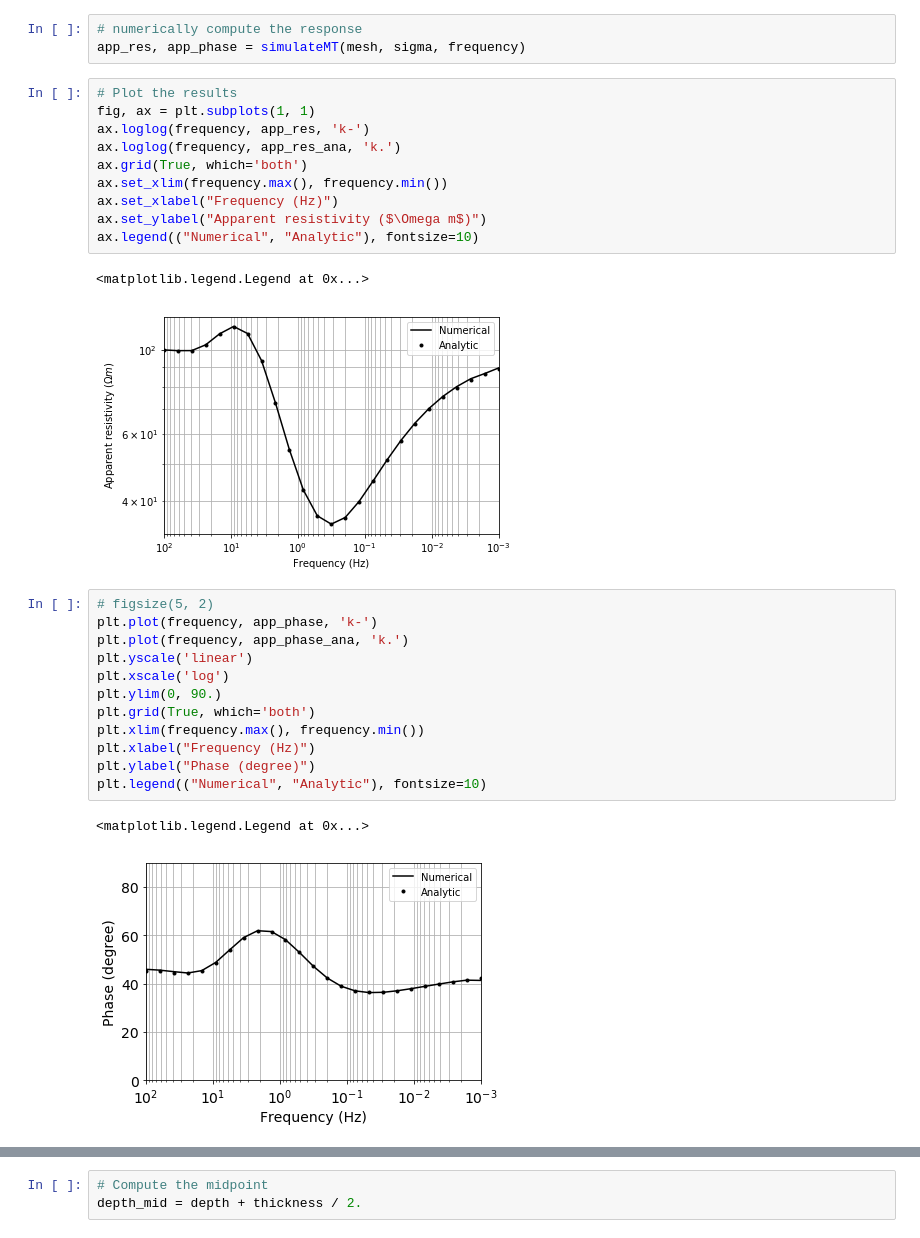
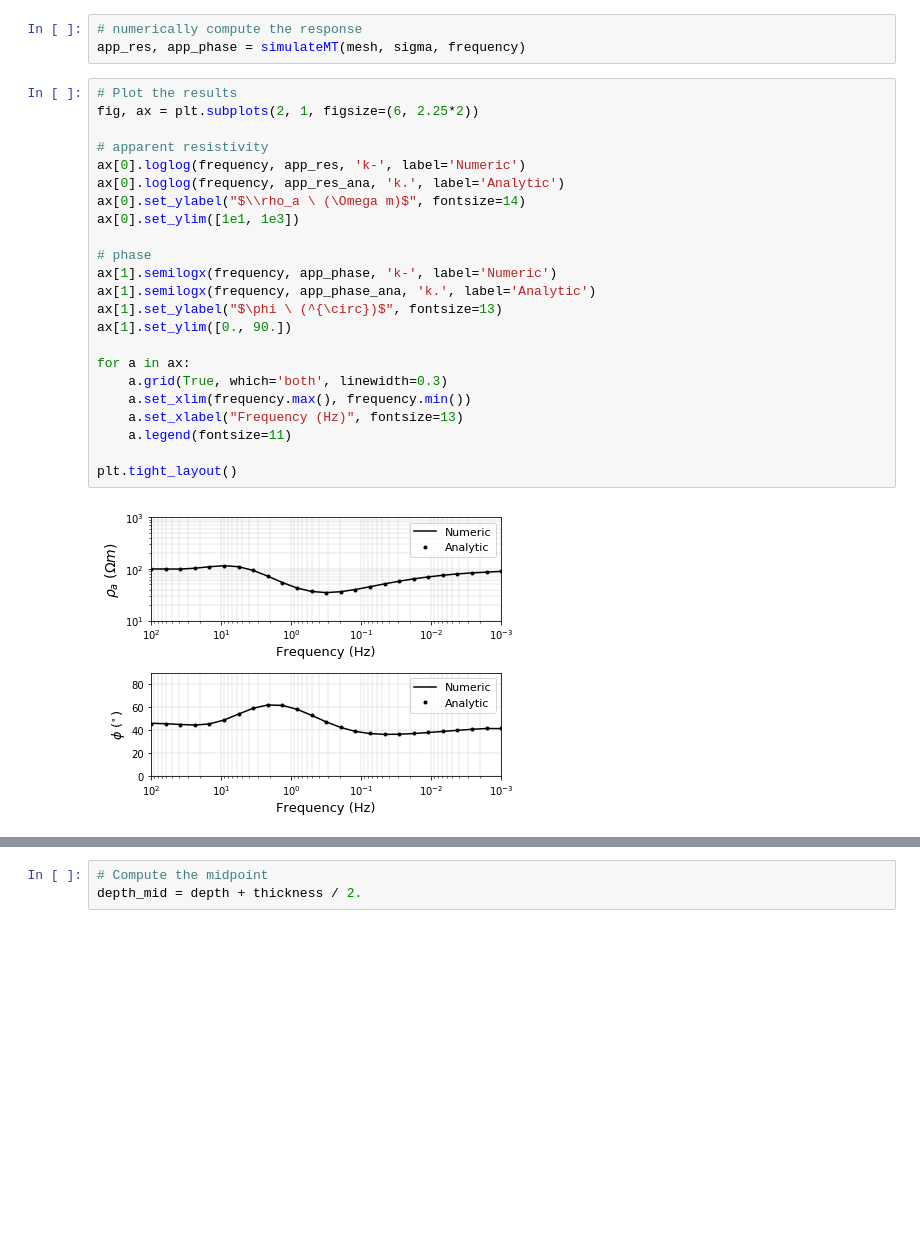
Before and after one commit to geoscixyz/computation, a Jupyter notebook: notebooks/MTtutorial/MT1D_Simulation_MutiFreqs.ipynb, the cells around one changed output, grey strips where cells are left out. Drawn from its saved outputs; the diff is of its cells as text; blank space fills up the shorter version.

```diff
--- a/notebooks/MTtutorial/MT1D_Simulation_MutiFreqs.ipynb
+++ b/notebooks/MTtutorial/MT1D_Simulation_MutiFreqs.ipynb
@@ -191,31 +196,28 @@ app_res_ana, app_phase_ana = MT_LayeredEarth(frequency, h, sigma_layers, 'Res-Ph
 # %%
 # numerically compute the response
 app_res, app_phase = simulateMT(mesh, sigma, frequency)
-# %%
-# Plot the results
-fig, ax = plt.subplots(1, 1)
-ax.loglog(frequency, app_res, 'k-')
-ax.loglog(frequency, app_res_ana, 'k.')
-ax.grid(True, which='both')
-ax.set_xlim(frequency.max(), frequency.min())
-ax.set_xlabel("Frequency (Hz)")
-ax.set_ylabel("Apparent resistivity ($\Omega m$)")
-ax.legend(("Numerical", "Analytic"), fontsize=10)
-# %% [output]
-<matplotlib.legend.Legend at 0x...>
-[figure, removed]
-# %%
-# figsize(5, 2)
-plt.plot(frequency, app_phase, 'k-')
-plt.plot(frequency, app_phase_ana, 'k.')
-plt.yscale('linear')
-plt.xscale('log')
-plt.ylim(0, 90.)
-plt.grid(True, which='both')
-plt.xlim(frequency.max(), frequency.min())
-plt.xlabel("Frequency (Hz)")
-plt.ylabel("Phase (degree)")
-plt.legend(("Numerical", "Analytic"), fontsize=10)
-# %% [output]
-<matplotlib.legend.Legend at 0x...>
-[figure, removed]
+# %%
+# Plot the results
+fig, ax = plt.subplots(2, 1, figsize=(6, 2.25*2))
+
+# apparent resistivity
+ax[0].loglog(frequency, app_res, 'k-', label='Numeric')
+ax[0].loglog(frequency, app_res_ana, 'k.', label='Analytic')
+ax[0].set_ylabel("$\\rho_a \ (\Omega m)$", fontsize=14)
+ax[0].set_ylim([1e1, 1e3])
+
+# phase
+ax[1].semilogx(frequency, app_phase, 'k-', label='Numeric')
+ax[1].semilogx(frequency, app_phase_ana, 'k.', label='Analytic')
+ax[1].set_ylabel("$\phi \ (^{\circ})$", fontsize=13)
+ax[1].set_ylim([0., 90.])
+
+for a in ax:
+    a.grid(True, which='both', linewidth=0.3)
+    a.set_xlim(frequency.max(), frequency.min())
+    a.set_xlabel("Frequency (Hz)", fontsize=13)
+    a.legend(fontsize=11)
+
+plt.tight_layout()
+# %% [output]
+[figure, added]
```
Also changed, not shown: parts of 6 cells of this notebook, 1 other file.
